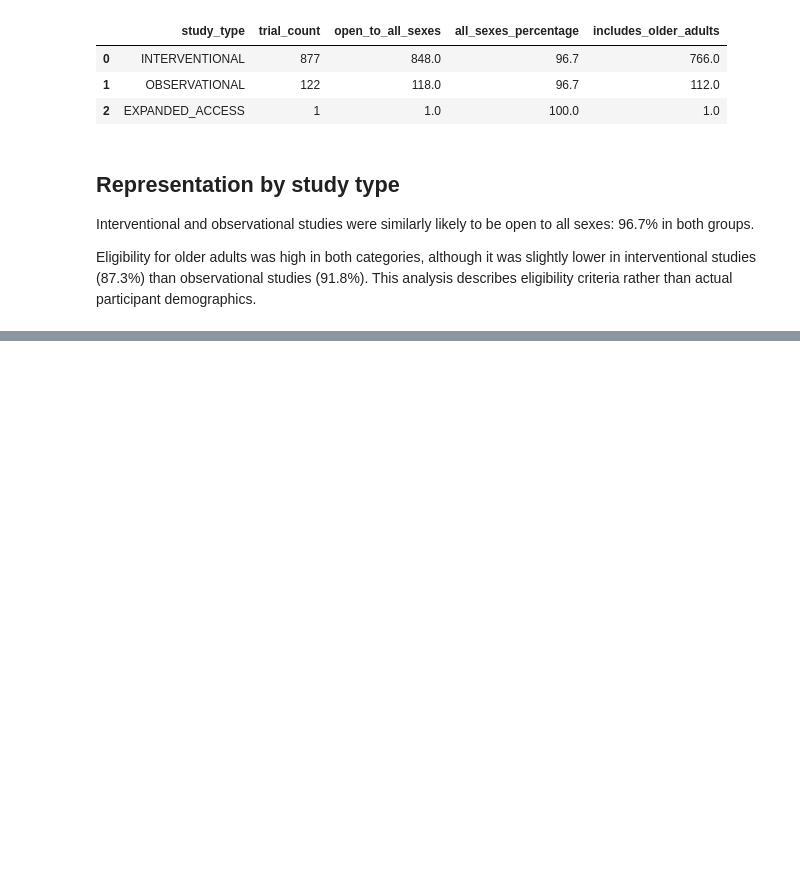
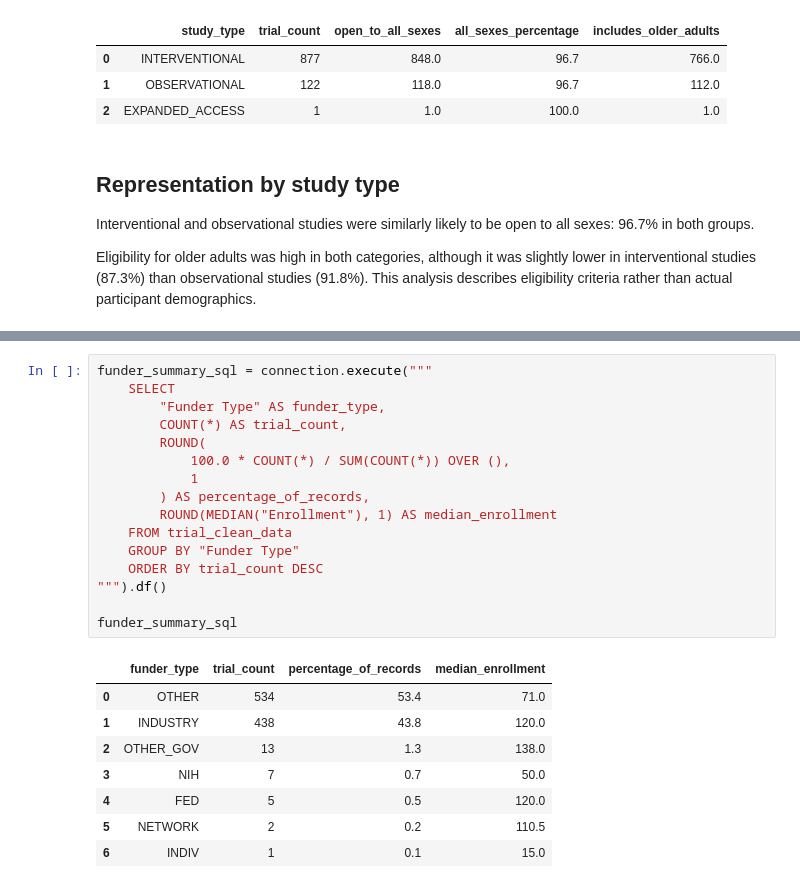
Before and after one commit to namitaramesh/trialscope-clinical-trial-representation, a Jupyter notebook: notebooks/02_load_raw_data.ipynb, the cells around one changed output, grey strips where cells are left out. Cells and saved outputs as stored; diff of their text form; blank space fills up the shorter version.

```diff
--- a/notebooks/02_load_raw_data.ipynb
+++ b/notebooks/02_load_raw_data.ipynb
@@ -423,0 +509,25 @@ participant demographics.
+# %%
+funder_summary_sql = connection.execute("""
+    SELECT
+        "Funder Type" AS funder_type,
+        COUNT(*) AS trial_count,
+        ROUND(
+            100.0 * COUNT(*) / SUM(COUNT(*)) OVER (),
+            1
+        ) AS percentage_of_records,
+        ROUND(MEDIAN("Enrollment"), 1) AS median_enrollment
+    FROM trial_clean_data
+    GROUP BY "Funder Type"
+    ORDER BY trial_count DESC
+""").df()
+
+funder_summary_sql
+# %% [output]
+|  | funder_type | trial_count | percentage_of_records | median_enrollment |
+| 0 | OTHER | 534 | 53.4 | 71.0 |
+| 1 | INDUSTRY | 438 | 43.8 | 120.0 |
+| 2 | OTHER_GOV | 13 | 1.3 | 138.0 |
+| 3 | NIH | 7 | 0.7 | 50.0 |
+| 4 | FED | 5 | 0.5 | 120.0 |
+| 5 | NETWORK | 2 | 0.2 | 110.5 |
+| 6 | INDIV | 1 | 0.1 | 15.0 |
```
Also changed, not shown: parts of 16 cells of this notebook, 1 other file.
